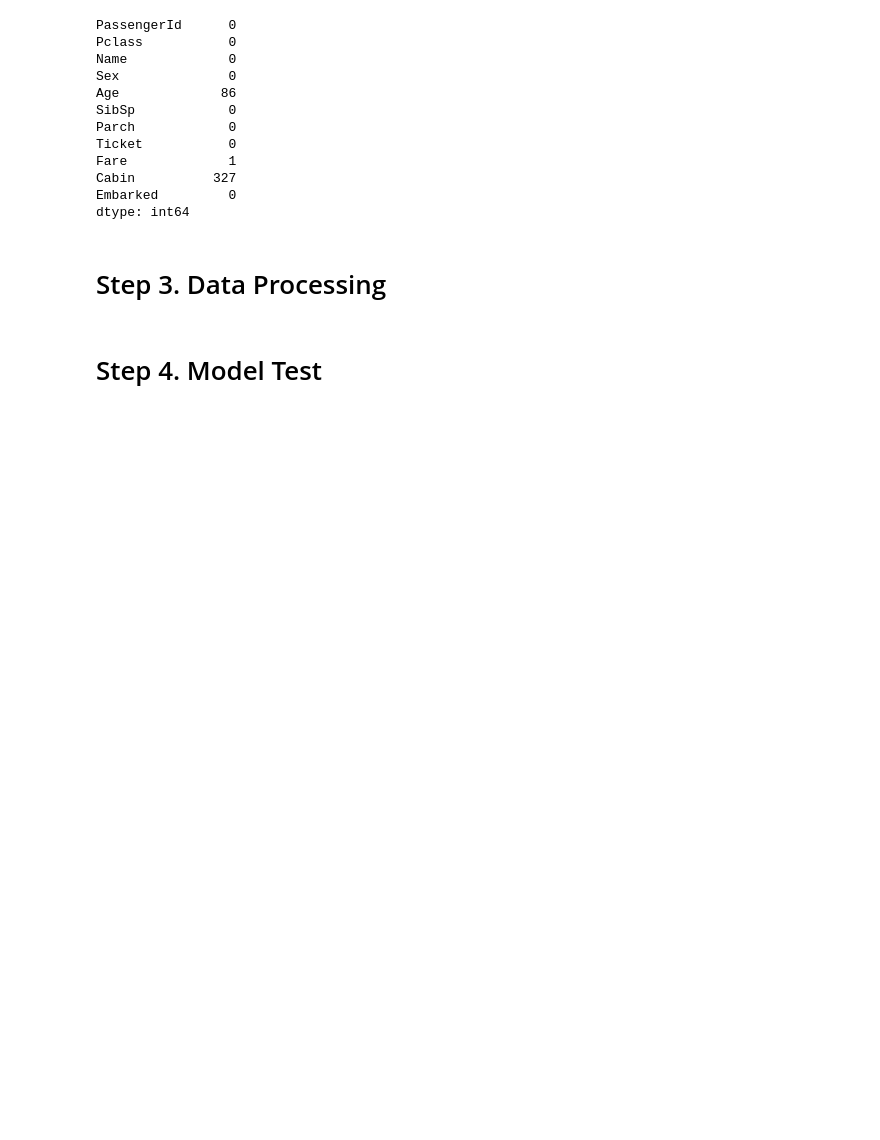
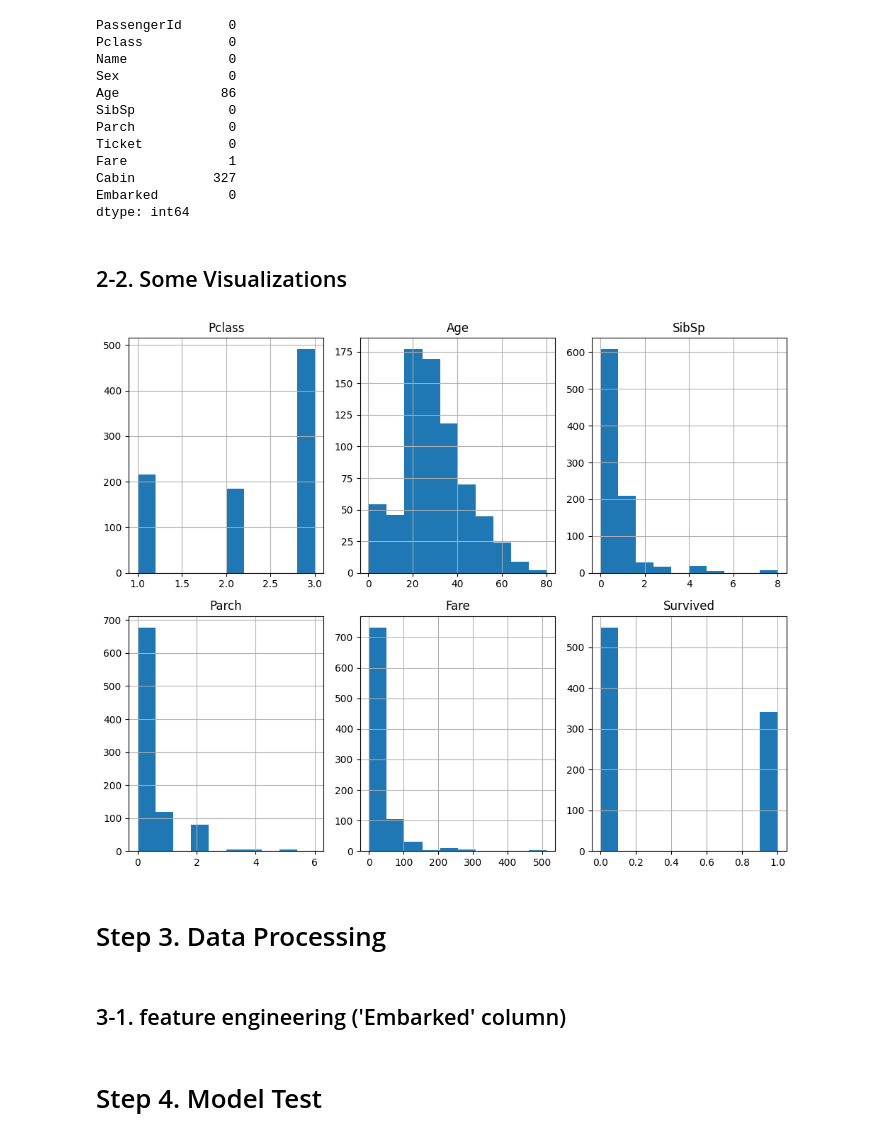
Before and after one commit to kyun1016/kaggle, a Jupyter notebook: notebook/titanic.ipynb, the cells around one changed output. Drawn from its saved outputs; the diff is of its cells as text; code cells hidden in the pictures; blank space fills up the shorter version.

```diff
--- a/notebook/titanic.ipynb
+++ b/notebook/titanic.ipynb
@@ -11,16 +11,16 @@ import pandas as pd # data processing, CSV file I/O (e.g. pd.read_csv)
 # Input data files are available in the read-only "../input/" directory
 # For example, running this (by clicking run or pressing Shift+Enter) will list all files under the input directory
 
-input_path = "../kaggle/input/titanic/"
-output_path = "../kaggle/output/titanic/"
+INPUT_DIR = "../kaggle/input/titanic/"
+OUTPUT_DIR = "../kaggle/output/titanic/"
 
 import os
-for dirname, _, filenames in os.walk(input_path):
+for dirname, _, filenames in os.walk(INPUT_DIR):
     for filename in filenames:
         print(os.path.join(dirname, filename))
 
-train_data = pd.read_csv(input_path + "/train.csv")
-test_data = pd.read_csv(input_path + "/test.csv")
+train_df = pd.read_csv(INPUT_DIR + "train.csv")
+test_df = pd.read_csv(INPUT_DIR + "test.csv")
 
 # You can write up to 20GB to the current directory (/kaggle/working/) that gets preserved as output when you create a version using "Save & Run All"
 # You can also write temporary files to /kaggle/temp/, but they won't be saved outside of the current session
@@ -96,8 +98,26 @@ Fare             1
 Cabin          327
 Embarked         0
 dtype: int64
+# %% [markdown]
+## 2-2. Some Visualizations
+# %%
+columns = ['Pclass', 'Age', 'SibSp', 'Parch', 'Fare', 'Survived']
+
+plt.figure(figsize=(10,8))
+
+for i in range(6):
+    plt.subplot(2,3, i+1)
+    plt.title(str(columns[i]))
+    train_df[str(columns[i])].hist()
+
+plt.tight_layout()
+plt.show()
+# %% [output]
+[figure, added]
 # %% [markdown]
 # Step 3. Data Processing
+# %% [markdown]
+## 3-1. feature engineering ('Embarked' column)
 # %%
 # One-Hot Encoding
 # labelEncoder = LabelEncoder()
```
Also changed, not shown: parts of 5 cells of this notebook.
